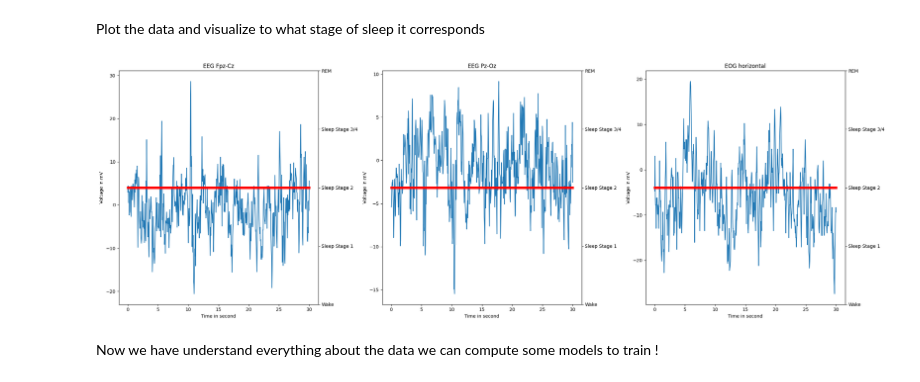
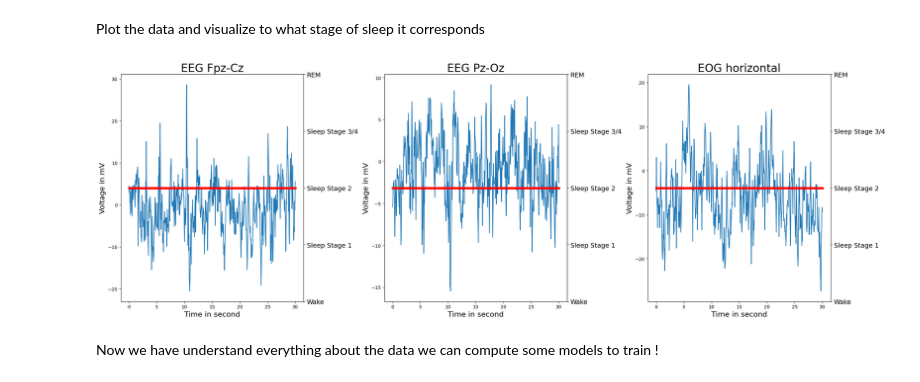
Before and after one commit to constantbourdrez/adl24-sleep-stage, a Jupyter notebook: EEGxEOG_CNN.ipynb, the cells around one changed output. Saved outputs shown, nothing was run; the diff lists cells and outputs as text; code cells hidden in the pictures.

```diff
--- a/EEGxEOG_CNN.ipynb
+++ b/EEGxEOG_CNN.ipynb
@@ -94,39 +94,39 @@ Plot the data and visualize to what stage of sleep it corresponds
 # %%
 numero_analyse=300
 time=np.linspace(0,30,xtrain.shape[1])
 
 fig, (ax1, ax2, ax3) = plt.subplots(1, 3, figsize=(24, 8))
 
 ax1.plot(time, xtrain[numero_analyse,:,0])
-ax1.set_xlabel('Time in second')
-ax1.set_ylabel('Voltage in mV')
-ax1.set_title(measurement[0])
+ax1.set_xlabel('Time in second',fontsize=16)
+ax1.set_ylabel('Voltage in mV',fontsize=16)
+ax1.set_title(measurement[0],fontsize=24)
 ax1_2 = ax1.twinx()
 ax1_2.plot(time, ytrain[numero_analyse]*np.ones(time.shape), color='red', linewidth=5)
 ax1_2.set_yticks([0, 1, 2, 3, 4])
-ax1_2.set_yticklabels(['Wake', 'Sleep Stage 1', 'Sleep Stage 2', 'Sleep Stage 3/4', 'REM'], fontsize=10)
+ax1_2.set_yticklabels(['Wake', 'Sleep Stage 1', 'Sleep Stage 2', 'Sleep Stage 3/4', 'REM'], fontsize=14)
 
 ax2.plot(time, xtrain[numero_analyse,:,1])
-ax2.set_xlabel('Time in second')
-ax2.set_ylabel('Voltage in mV')
-ax2.set_title(measurement[1])
+ax2.set_xlabel('Time in second',fontsize=16)
+ax2.set_ylabel('Voltage in mV',fontsize=16)
+ax2.set_title(measurement[1],fontsize=24)
 ax2_2 = ax2.twinx()
 ax2_2.plot(time, ytrain[numero_analyse]*np.ones(time.shape), color='red', linewidth=5)
 ax2_2.set_yticks([0, 1, 2, 3, 4])
-ax2_2.set_yticklabels(['Wake', 'Sleep Stage 1', 'Sleep Stage 2', 'Sleep Stage 3/4', 'REM'], fontsize=10)
+ax2_2.set_yticklabels(['Wake', 'Sleep Stage 1', 'Sleep Stage 2', 'Sleep Stage 3/4', 'REM'], fontsize=14)
 
 ax3.plot(time, xtrain[numero_analyse,:,2])
-ax3.set_xlabel('Time in second')
-ax3.set_ylabel('Voltage in mV')
-ax3.set_title(measurement[2])
+ax3.set_xlabel('Time in second',fontsize=16)
+ax3.set_ylabel('Voltage in mV',fontsize=16)
+ax3.set_title(measurement[2],fontsize=24)
 ax3_2 = ax3.twinx()
 ax3_2.plot(time, ytrain[numero_analyse]*np.ones(time.shape), color='red', linewidth=5)
 ax3_2.set_yticks([0, 1, 2, 3, 4])
-ax3_2.set_yticklabels(['Wake', 'Sleep Stage 1', 'Sleep Stage 2', 'Sleep Stage 3/4', 'REM'], fontsize=10)
+ax3_2.set_yticklabels(['Wake', 'Sleep Stage 1', 'Sleep Stage 2', 'Sleep Stage 3/4', 'REM'], fontsize=14)
 plt.tight_layout()
 plt.show()
 # %% [output]
-[figure, old version]
+[figure, new version]
 # %% [markdown]
 Now we have understand everything about the data we can compute some models to train !
 # %% [markdown]
```
Also changed, not shown: 6 other files.
